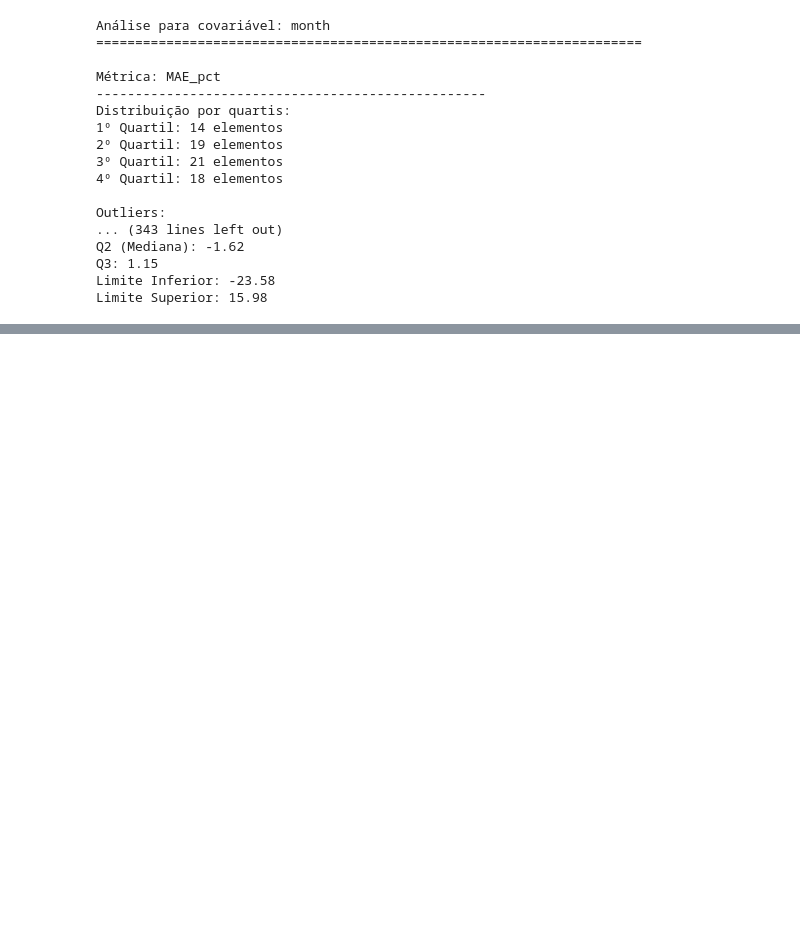
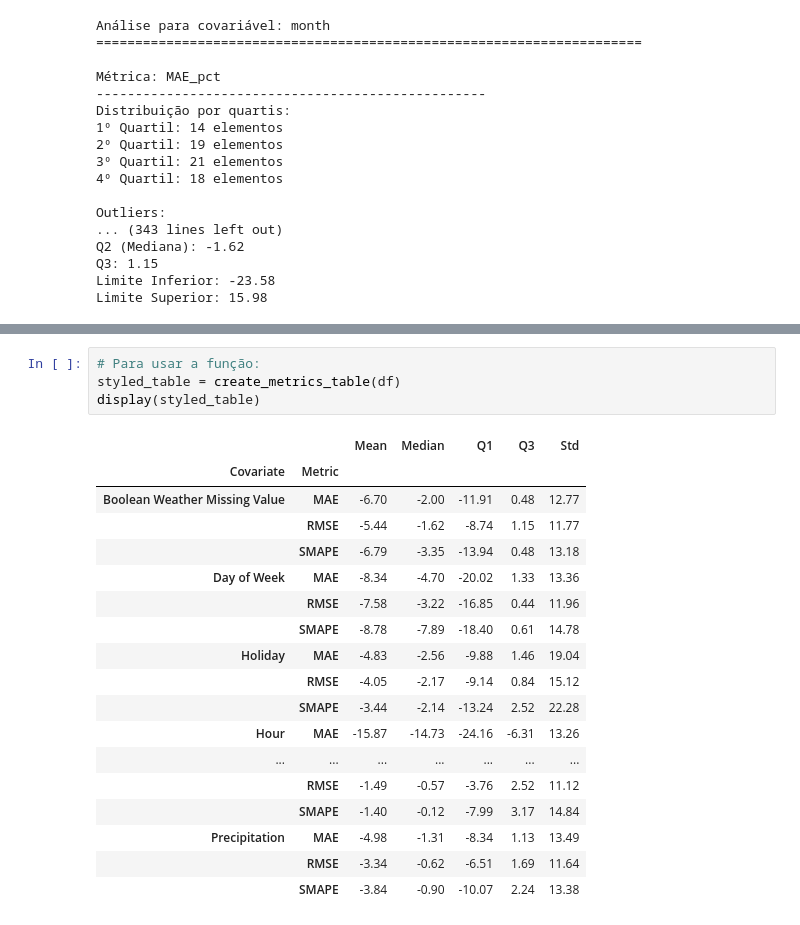
Before and after one commit to CarlosSenra/tcc-project, a Jupyter notebook: src_GRU/cleaning_resultmetrics.ipynb, the cells around one changed output, grey strips where cells are left out. Drawn from its saved outputs; the diff is of its cells as text; blank space fills up the shorter version.

```diff
--- a/src_GRU/cleaning_resultmetrics.ipynb
+++ b/src_GRU/cleaning_resultmetrics.ipynb
@@ -602,0 +673,23 @@ plt.show()
+# %%
+# Para usar a função:
+styled_table = create_metrics_table(df)
+display(styled_table)
+# %% [output]
+|  |  | Mean | Median | Q1 | Q3 | Std |
+| Covariate | Metric |  |  |  |  |  |
+| Boolean Weather Missing Value | MAE | -6.70 | -2.00 | -11.91 | 0.48 | 12.77 |
+|  | RMSE | -5.44 | -1.62 | -8.74 | 1.15 | 11.77 |
+|  | SMAPE | -6.79 | -3.35 | -13.94 | 0.48 | 13.18 |
+| Day of Week | MAE | -8.34 | -4.70 | -20.02 | 1.33 | 13.36 |
+|  | RMSE | -7.58 | -3.22 | -16.85 | 0.44 | 11.96 |
+|  | SMAPE | -8.78 | -7.89 | -18.40 | 0.61 | 14.78 |
+| Holiday | MAE | -4.83 | -2.56 | -9.88 | 1.46 | 19.04 |
+|  | RMSE | -4.05 | -2.17 | -9.14 | 0.84 | 15.12 |
+|  | SMAPE | -3.44 | -2.14 | -13.24 | 2.52 | 22.28 |
+| Hour | MAE | -15.87 | -14.73 | -24.16 | -6.31 | 13.26 |
+| ... | ... | ... | ... | ... | ... | ... |
+|  | RMSE | -1.49 | -0.57 | -3.76 | 2.52 | 11.12 |
+|  | SMAPE | -1.40 | -0.12 | -7.99 | 3.17 | 14.84 |
+| Precipitation | MAE | -4.98 | -1.31 | -8.34 | 1.13 | 13.49 |
+|  | RMSE | -3.34 | -0.62 | -6.51 | 1.69 | 11.64 |
+|  | SMAPE | -3.84 | -0.90 | -10.07 | 2.24 | 13.38 |
```
Also changed, not shown: parts of 11 cells of this notebook, 3 other files.
